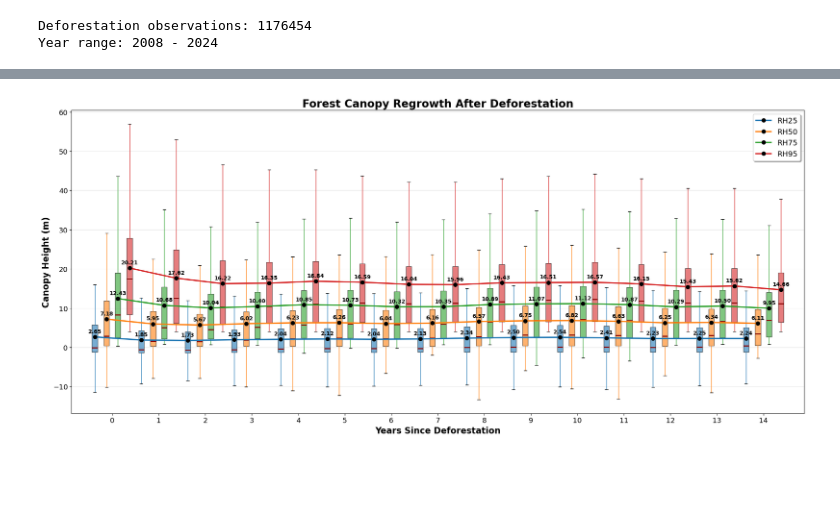
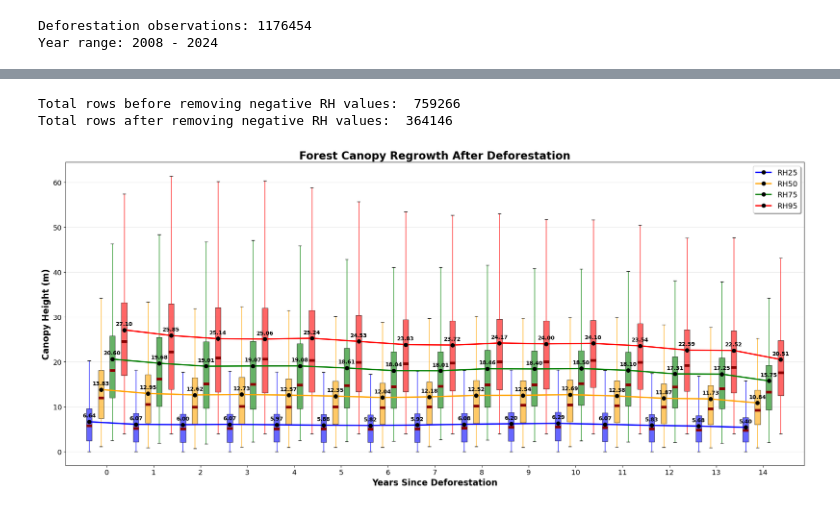
Before and after one commit to NaiaraSPinto/VegMapper, a Jupyter notebook: histogram_creation/new_hist_creation.ipynb, the cells around one changed output, grey strips where cells are left out. Saved outputs shown, nothing was run; the diff lists cells and outputs as text; code cells hidden in the pictures; blank space fills up the shorter version.

Commit message:
removed negative points from deforestation rh over time graphs

```diff
--- a/histogram_creation/new_hist_creation.ipynb
+++ b/histogram_creation/new_hist_creation.ipynb
@@ -278,7 +218,22 @@ deforestation_df['deforestation_year'] = deforestation_df['land_class'].str.repl
 deforestation_df['years_since_deforestation'] = deforestation_df['year'] - deforestation_df['deforestation_year']
 deforestation_df = deforestation_df[deforestation_df['years_since_deforestation'] >= 0]
 
+print("Total rows before removing negative RH values: ", len(deforestation_df))
+
+# Remove rows with negative RH values
+deforestation_df = deforestation_df[
+    (deforestation_df['rh25'] >= 0) &
+    (deforestation_df['rh50'] >= 0) &
+    (deforestation_df['rh75'] >= 0) &
+    (deforestation_df['rh95'] >= 0)
+]
+
+print("Total rows after removing negative RH values: ", len(deforestation_df))
+
 regrowth_stats = deforestation_df.groupby('years_since_deforestation')[['rh25', 'rh50', 'rh75', 'rh95']].agg(['mean'])
+# %% [output]
+Total rows before removing negative RH values:  759266
+Total rows after removing negative RH values:  364146
 # %%
 # Show all charts combined with boxplots side by side
 fig, ax = plt.subplots(figsize=(20, 9))
@@ -295,32 +250,32 @@ for i, (metric, color, label, offset) in enumerate(zip(metrics, colors, ['RH25',
     # Position boxplots with offset
     positions = [year + offset for year in years_list]
 
     # Create boxplot
     bp = ax.boxplot(data_by_year, positions=positions, widths=width*0.8, patch_artist=True,
                     boxprops=dict(facecolor=color, alpha=0.6),
-                    medianprops=dict(color='darkred', linewidth=2),
+                    medianprops=dict(color='darkred', linewidth=5),
                     whiskerprops=dict(color=color),
                     showfliers=False)
 
     # Overlay line connecting means
     means = regrowth_stats[metric]['mean']
     ax.plot(positions, means, marker='o', color=color, markerfacecolor='black', markeredgecolor='black',
             linewidth=2.5, markersize=7, zorder=3, label=label)
 
     # Label each point with its value
     for x, y in zip(positions, means):
         ax.text(x, y + 1, f'{y:.2f}', fontsize=10, ha='center', color='black', fontweight='bold')
 
 ax.set_xlabel('Years Since Deforestation', fontsize=16, fontweight='bold')
 ax.set_ylabel('Canopy Height (m)', fontsize=16, fontweight='bold')
 ax.set_title('Forest Canopy Regrowth After Deforestation', fontsize=20, fontweight='bold')
 ax.legend(fontsize=14, loc='upper right', shadow=True)
 ax.grid(True, alpha=0.3, axis='y')
 ax.set_xticks(years_list)
 ax.set_xticklabels([int(year) for year in years_list], fontsize=13)
 ax.tick_params(axis='y', labelsize=13)
 
 plt.tight_layout()
 plt.show()
 # %% [output]
-[figure, old version]
+[figure, new version]
```
Also changed, not shown: parts of 11 cells of this notebook.
